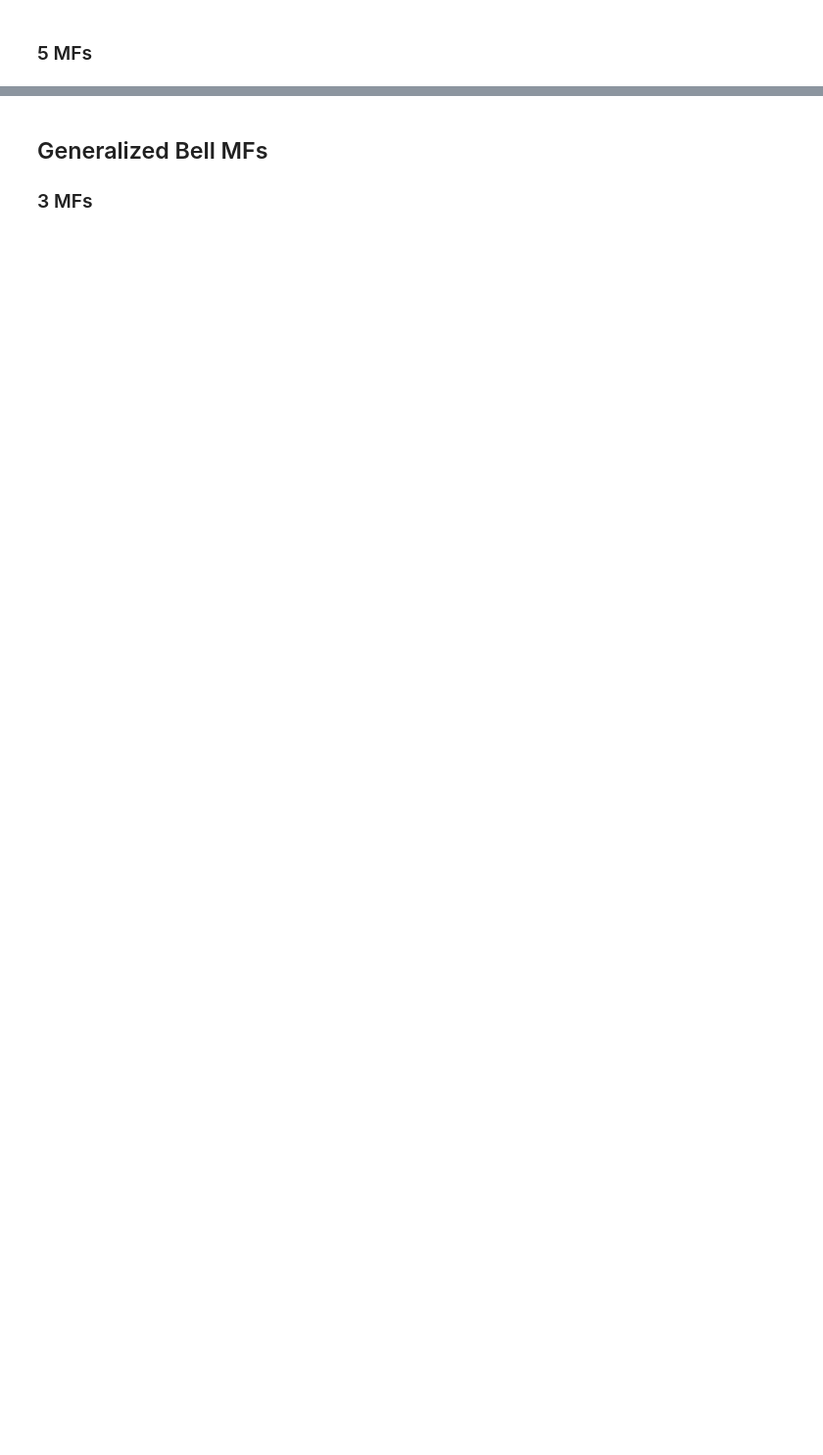
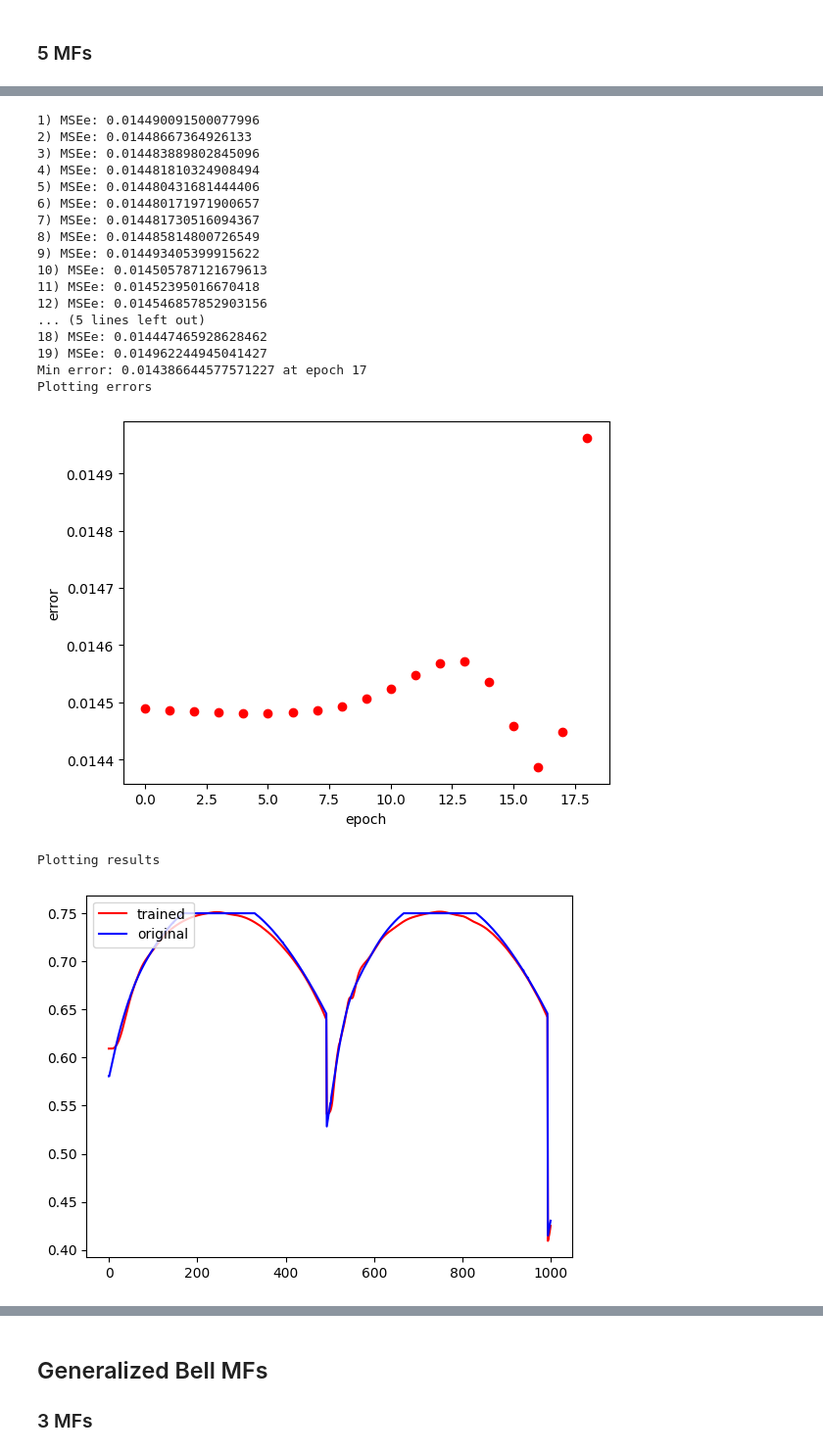
Before and after one commit to Esteb37/fuzzy-control, a Jupyter notebook: anfis/anfis/ANFIS.ipynb, the cells around one changed output, grey strips where cells are left out. Shown: that part at 98% size. Saved outputs shown, nothing was run; the diff lists cells and outputs as text; code cells hidden in the pictures; blank space fills up the shorter version.

```diff
--- a/anfis/anfis/ANFIS.ipynb
+++ b/anfis/anfis/ANFIS.ipynb
@@ -166,0 +135,23 @@ Plotting results
+# %%
+test(X, Y, 5, "gaussmf", k = 0.001)
+# %% [output]
+1) MSEe: 0.014490091500077996
+2) MSEe: 0.01448667364926133
+3) MSEe: 0.014483889802845096
+4) MSEe: 0.014481810324908494
+5) MSEe: 0.014480431681444406
+6) MSEe: 0.014480171971900657
+7) MSEe: 0.014481730516094367
+8) MSEe: 0.014485814800726549
+9) MSEe: 0.014493405399915622
+10) MSEe: 0.014505787121679613
+11) MSEe: 0.01452395016670418
+12) MSEe: 0.014546857852903156
+... (5 lines left out)
+18) MSEe: 0.014447465928628462
+19) MSEe: 0.014962244945041427
+Min error: 0.014386644577571227 at epoch 17
+Plotting errors
+[figure, added]
+Plotting results
+[figure, added]
```
Also changed, not shown: parts of 45 cells of this notebook, 1 other file.
